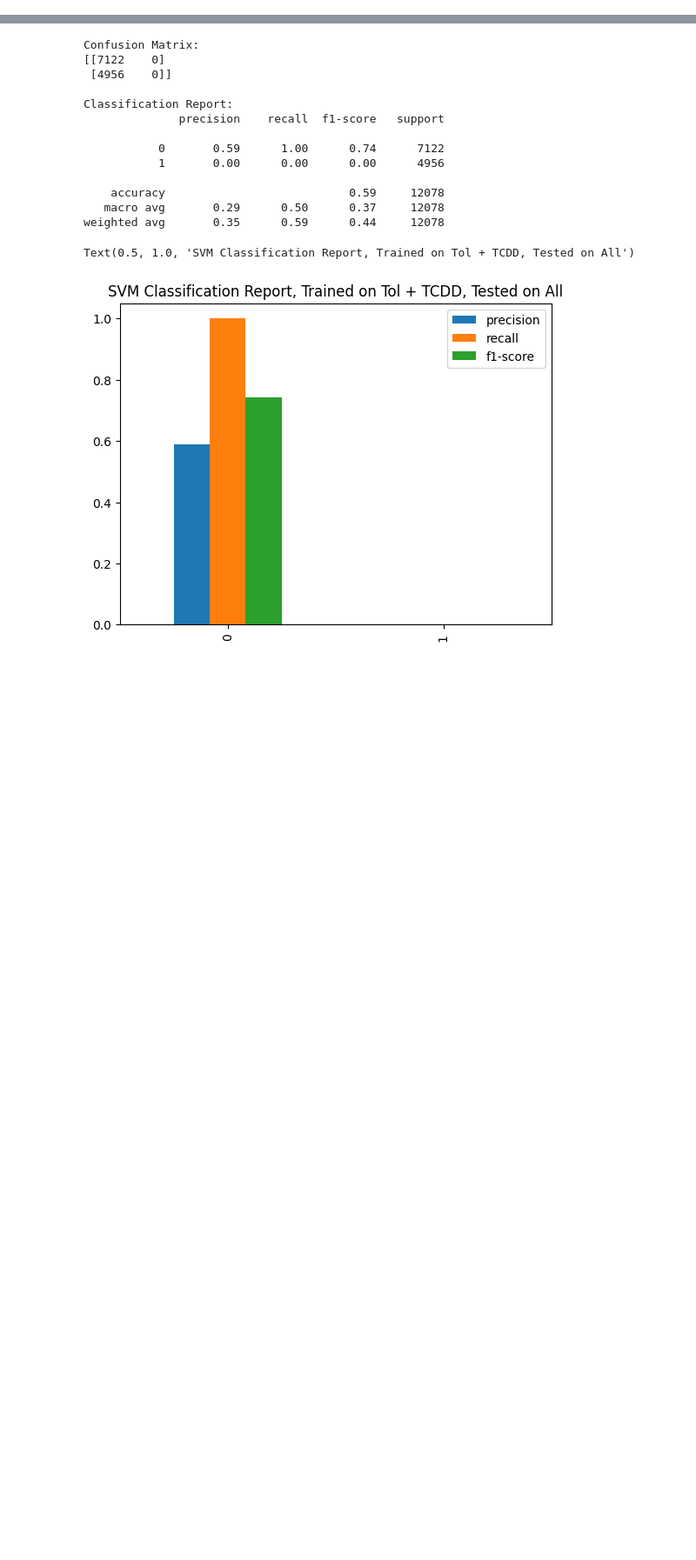
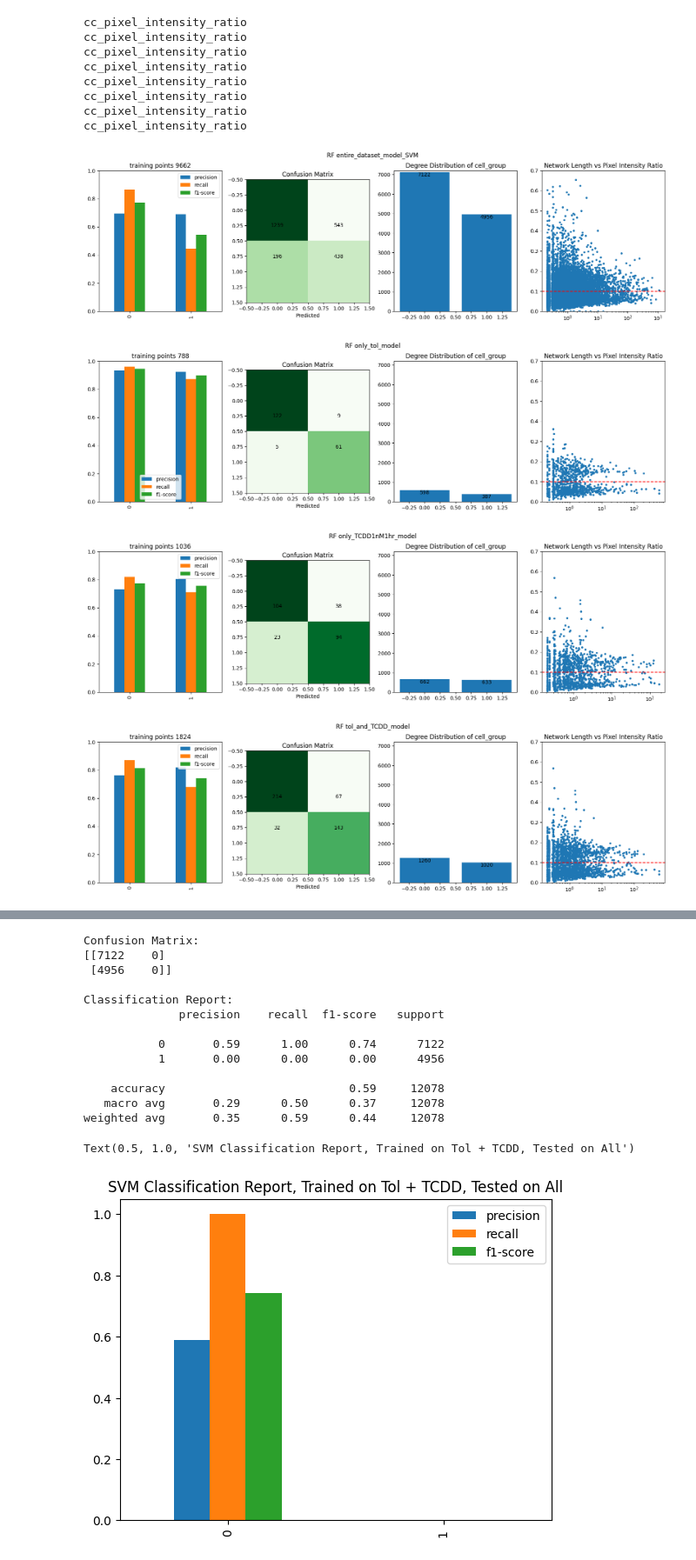
Before and after one commit to NotRithik/Mitochondrial-Function-Prediction-V2, a Jupyter notebook: SVM_RF.ipynb, the cells around one changed output, grey strips where cells are left out. Shown at 87% size. Drawn from its saved outputs; the diff is of its cells as text; code cells hidden in the pictures; blank space fills up the shorter version.

```diff
--- a/SVM_RF.ipynb
+++ b/SVM_RF.ipynb
@@ -141,20 +111,15 @@ def plot_classification_report_and_confusion_matrix(data, y_test, y_pred, pix_in
     ax[3].set_title('Network Length vs Pixel Intensity Ratio')
     ax[3].set_xscale('log')
     ax[3].set_ylim(0, 0.7)
+    # set a horizontal line at y = 0.1
+    ax[3].axhline(y=0.1, color='r', linestyle='--')
 
     # set ylim to all
     ax[0].set_ylim(0, 1)
     ax[2].set_ylim(0, 7200)
 
 # save the figure as a png
-    plt.savefig(title + '.png')
+    plt.savefig(title + '.png', dpi = 300)
     return fig
 # returns model, dataframe, y_test, y_pred, pixel_intensity_ratio, length of train, length of test
 # def plot_classification_report_and_confusion_matrix(data, y_test, y_pred, pix_int, title):
-
-list_of_models = [entire_dataset_model, only_tol_model, only_TCDD1nM1hr_model, tol_and_TCDD_model, network_all_model, network_tol_model, network_TCDD1nM1hr_model, network_tol_and_TCDD_model]
-
-# format it with the variable name
-
-for curr_model in list_of_models:
-    entire = plot_classification_report_and_confusion_matrix(curr_model[1], curr_model[2], curr_model[3],  curr_model[4],  'SVM ' + (var_name(curr_model)[0]))
@@ -231,0 +165,13 @@ weighted avg       0.81      0.82      0.81        38
+# %%
+entire_dataset_model = train_SVM(data)
+only_tol_model = train_SVM(only_tol_data)
+only_TCDD1nM1hr_model = train_SVM(only_TCDD1nM1hr_data)
+tol_and_TCDD_model = train_SVM(tol_and_TCDD_data)
+network_all_model = train_SVM(network_data)
+network_tol_model = train_SVM(network_tol)
+network_TCDD1nM1hr_model = train_SVM(network_TCDD1nM1hr)
+network_tol_and_TCDD_model = train_SVM(network_tol_and_TCDD_data)
+
+list_of_models = [entire_dataset_model, only_tol_model, only_TCDD1nM1hr_model, tol_and_TCDD_model, network_all_model, network_tol_model, network_TCDD1nM1hr_model, network_tol_and_TCDD_model]
+for x in list_of_models:
+    plot_classification_report_and_confusion_matrix(x[1], x[2], x[3], x[4], 'SVM ' + str(x[5]) + ' training points')
@@ -231,0 +227,31 @@ weighted avg       0.81      0.82      0.81        38
+# %%
+
+entire_dataset_model = train_RF(data)
+only_tol_model = train_RF(only_tol_data)
+only_TCDD1nM1hr_model = train_RF(only_TCDD1nM1hr_data)
+tol_and_TCDD_model = train_RF(tol_and_TCDD_data)
+network_all_model = train_RF(network_data)
+network_tol_model = train_RF(network_tol)
+network_TCDD1nM1hr_model = train_RF(network_TCDD1nM1hr)
+network_tol_and_TCDD_model = train_RF(network_tol_and_TCDD_data)
+
+list_of_models = [entire_dataset_model, only_tol_model, only_TCDD1nM1hr_model, tol_and_TCDD_model, network_all_model, network_tol_model, network_TCDD1nM1hr_model, network_tol_and_TCDD_model]
+
+for x in list_of_models:
+    name = var_name(x)
+    name = [x for x in name if 'model' in x][0]
+
+    entire = plot_classification_report_and_confusion_matrix(x[1], x[2], x[3],  x[4],  'RF ' + name)
+# %% [output]
+cc_pixel_intensity_ratio
+cc_pixel_intensity_ratio
+cc_pixel_intensity_ratio
+cc_pixel_intensity_ratio
+cc_pixel_intensity_ratio
+cc_pixel_intensity_ratio
+cc_pixel_intensity_ratio
+cc_pixel_intensity_ratio
+[figure, added]
+[figure, added]
+[figure, added]
+[figure, added]
```
Also changed, not shown: parts of 10 cells of this notebook.
